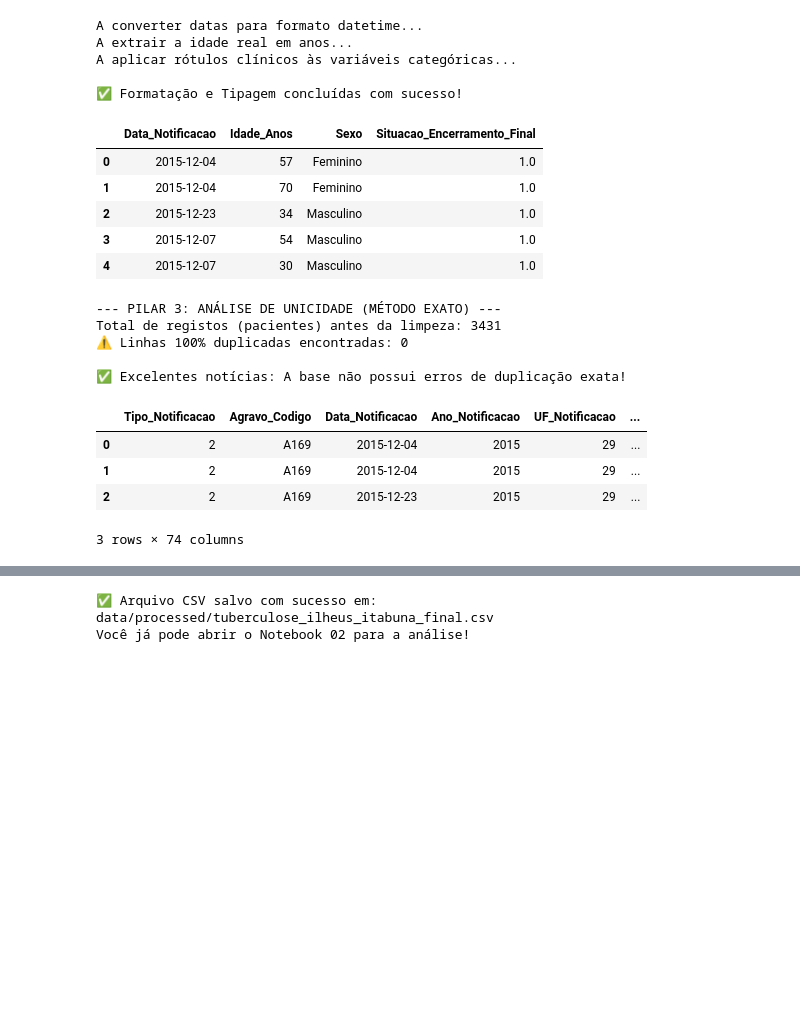
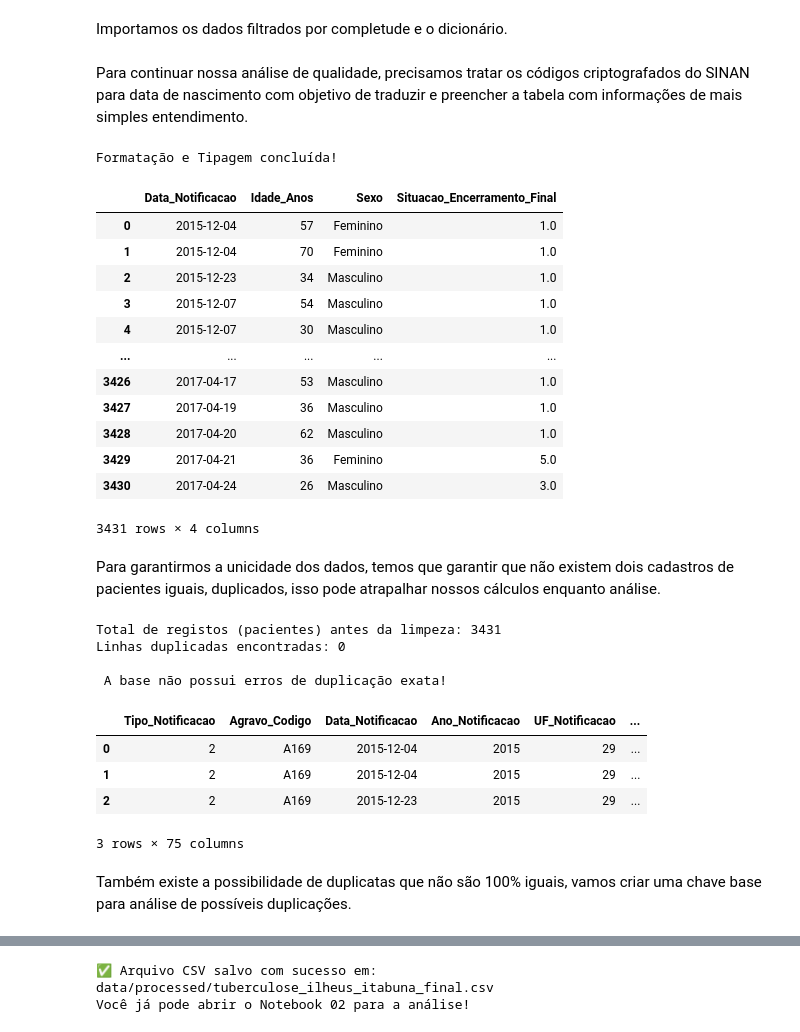
Before and after one commit to bcjesus-01/Analise-de-Dados-de-Tuberculose-DATASUS, a Jupyter notebook: notebooks/02_Formatação_e_Tipagem.ipynb, the cells around one changed output, grey strips where cells are left out. Drawn from its saved outputs; the diff is of its cells as text; code cells hidden in the pictures; blank space fills up the shorter version.

```diff
--- a/notebooks/02_Formatação_e_Tipagem.ipynb
+++ b/notebooks/02_Formatação_e_Tipagem.ipynb
@@ -10,18 +7,18 @@ with open('/home/bruno/UESC/DataSUS/DadosTUB/src/dicionario_sinan_tuberculose.js
 df = pd.read_csv('/home/bruno/UESC/DataSUS/DadosTUB/data/processed/tuberculose_ilheus_itabuna_limpo_2014_2024.csv')
+# %% [markdown]
+
+Importamos os dados filtrados por completude e o dicionário.
+# %% [markdown]
+
+Para continuar nossa análise de qualidade, precisamos tratar os códigos criptografados do SINAN para data de nascimento
+com objetivo de traduzir e preencher a tabela com informações de mais simples entendimento.
 # %%
-import pandas as pd
 import numpy as np
 
 # 1. CONVERSÃO DE DATAS
-# Procuramos dinamicamente todas as colunas que começam com 'Data' ou contêm 'Data' no nome
 colunas_de_data = [col for col in df.columns if 'Data' in col]
-
-print("A converter datas para formato datetime...")
 for col in colunas_de_data:
-    # O errors='coerce' é fundamental aqui. Se houver uma data inválida digitada
-    # pelo enfermeiro (ex: 99999999), o Pandas converte para NaT (Not a Time) sem quebrar o código.
     df[col] = pd.to_datetime(df[col], format='%Y%m%d', errors='coerce')
-
 
 # 2. ENGENHARIA DA IDADE (DESCODIFICAÇÃO DO SINAN)
 def descodificar_idade(codigo):
@@ -46,90 +43,91 @@ def descodificar_idade(codigo):
     else:
         return np.nan
 
-print("A extrair a idade real em anos...")
 if 'Idade_Codigo' in df.columns:
     df['Idade_Anos'] = df['Idade_Codigo'].apply(descodificar_idade)
-    df.drop(columns=['Idade_Codigo'], inplace=True) # Removemos a coluna antiga para limpar a base
+    df.drop(columns=['Idade_Codigo'], inplace=True)
 
 
 # 3. MAPEAMENTO DE CATEGORIAS (DE-PARA)
-print("A aplicar rótulos clínicos às variáveis categóricas...")
-
 mapa_sexo = {'M': 'Masculino', 'F': 'Feminino', 'I': 'Ignorado'}
 
 mapa_encerramento = {
     '1': 'Cura', '2': 'Abandono', '3': 'Óbito por TB',
     '4': 'Óbito por outras causas', '5': 'Transferência',
     '6': 'Mudança de Diagnóstico', '7': 'TB-DR',
     '8': 'Mudança de Esquema', '9': 'Falência', '10': 'Abandono Primário'
 }
 
 mapa_entrada = {
     '1': 'Caso Novo', '2': 'Recidiva', '3': 'Reingresso após abandono',
     '4': 'Não sabe', '5': 'Transferência', '6': 'Pós-óbito'
 }
 
 # Aplicamos os mapas apenas se as colunas sobreviveram ao nosso corte de 45% anterior
 if 'Sexo' in df.columns:
     df['Sexo'] = df['Sexo'].map(mapa_sexo).fillna(df['Sexo'])
 
 if 'Situacao_Encerramento_Final' in df.columns:
     df['Situacao_Encerramento_Final'] = df['Situacao_Encerramento_Final'].map(mapa_encerramento).fillna(df['Situacao_Encerramento_Final'])
 
 if 'Tipo_Entrada' in df.columns:
     df['Tipo_Entrada'] = df['Tipo_Entrada'].map(mapa_entrada).fillna(df['Tipo_Entrada'])
 
-print("\n✅ Formatação e Tipagem concluídas com sucesso!")
+print("\nFormatação e Tipagem concluída!")
 
 # Exibimos a nova estrutura de tipos de dados para auditoria
-df[['Data_Notificacao', 'Idade_Anos', 'Sexo', 'Situacao_Encerramento_Final']].head()
+df[['Data_Notificacao', 'Idade_Anos', 'Sexo', 'Situacao_Encerramento_Final']]
 # %% [output]
-A converter datas para formato datetime...
-A extrair a idade real em anos...
-A aplicar rótulos clínicos às variáveis categóricas...
-
-✅ Formatação e Tipagem concluídas com sucesso!
+Formatação e Tipagem concluída!
 |  | Data_Notificacao | Idade_Anos | Sexo | Situacao_Encerramento_Final |
 | 0 | 2015-12-04 | 57 | Feminino | 1.0 |
 | 1 | 2015-12-04 | 70 | Feminino | 1.0 |
 | 2 | 2015-12-23 | 34 | Masculino | 1.0 |
 | 3 | 2015-12-07 | 54 | Masculino | 1.0 |
 | 4 | 2015-12-07 | 30 | Masculino | 1.0 |
+| ... | ... | ... | ... | ... |
+| 3426 | 2017-04-17 | 53 | Masculino | 1.0 |
+| 3427 | 2017-04-19 | 36 | Masculino | 1.0 |
+| 3428 | 2017-04-20 | 62 | Masculino | 1.0 |
+| 3429 | 2017-04-21 | 36 | Feminino | 5.0 |
+| 3430 | 2017-04-24 | 26 | Masculino | 3.0 |
+3431 rows × 4 columns
+# %% [markdown]
+
+Para garantirmos a unicidade dos dados, temos que garantir que não existem dois cadastros de pacientes iguais,
+duplicados, isso pode atrapalhar nossos cálculos enquanto análise.
 # %%
 # 1. IDENTIFICAÇÃO DE DUPLICATAS EXATAS
-# O Pandas varre o dataset e marca como 'True' qualquer linha que seja
-# uma cópia 100% exata de uma linha anterior.
 total_linhas_antes = len(df)
 duplicatas_exatas = df.duplicated().sum()
-
-print("--- PILAR 3: ANÁLISE DE UNICIDADE (MÉTODO EXATO) ---")
-print(f"Total de registos (pacientes) antes da limpeza: {total_linhas_antes}")
-print(f"⚠️ Linhas 100% duplicadas encontradas: {duplicatas_exatas}")
+print(f"\nTotal de registos (pacientes) antes da limpeza: {total_linhas_antes}")
+print(f"Linhas duplicadas encontradas: {duplicatas_exatas}")
 
 # 2. REMOÇÃO AUTOMÁTICA
 if duplicatas_exatas > 0:
-    print("\nA remover duplicatas exatas do sistema...")
     # keep='first' (padrão) mantém a primeira ocorrência e apaga as cópias
     df.drop_duplicates(inplace=True)
 
     # Reinicia o índice para garantir que não ficam "buracos" na numeração das linhas
     df.reset_index(drop=True, inplace=True)
 
-    print(f"✅ Limpeza concluída! Nova volumetria: {len(df)} registos únicos.")
+    print(f"Nova volumetria após limpeza: {len(df)} registos únicos.")
 else:
-    print("\n✅ Excelentes notícias: A base não possui erros de duplicação exata!")
+    print("\n A base não possui erros de duplicação exata!")
 
-# Exibe uma amostra para garantir que a estrutura continua íntegra
+# Exibe início da tabela
 display(df.head(3))
 # %% [output]
---- PILAR 3: ANÁLISE DE UNICIDADE (MÉTODO EXATO) ---
 Total de registos (pacientes) antes da limpeza: 3431
-⚠️ Linhas 100% duplicadas encontradas: 0
+Linhas duplicadas encontradas: 0
 
-✅ Excelentes notícias: A base não possui erros de duplicação exata!
+ A base não possui erros de duplicação exata!
 |  | Tipo_Notificacao | Agravo_Codigo | Data_Notificacao | Ano_Notificacao | UF_Notificacao | ... |
 | 0 | 2 | A169 | 2015-12-04 | 2015 | 29 | ... |
 | 1 | 2 | A169 | 2015-12-04 | 2015 | 29 | ... |
 | 2 | 2 | A169 | 2015-12-23 | 2015 | 29 | ... |
-3 rows × 74 columns
+3 rows × 75 columns
+# %% [markdown]
+
+Também existe a possibilidade de duplicatas que não são 100% iguais, vamos criar uma chave base para análise de possíveis duplicações.
 # %%
```
Also changed, not shown: parts of 7 cells of this notebook, 6 other files.
